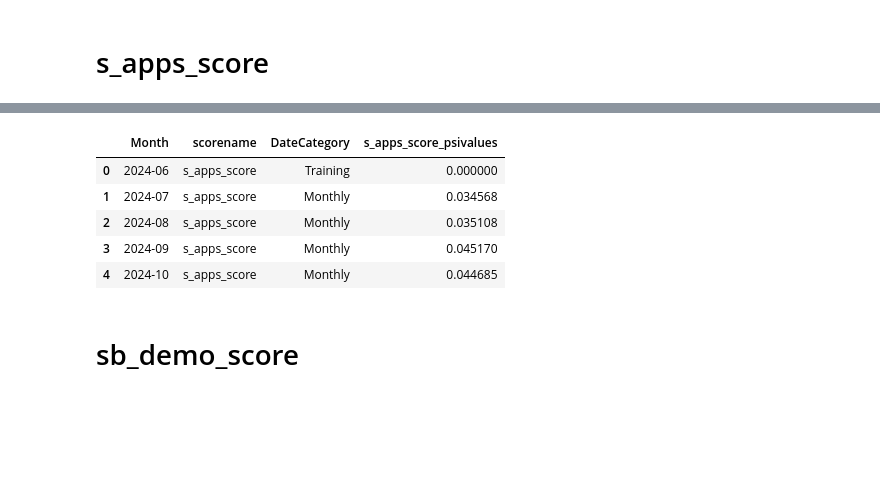
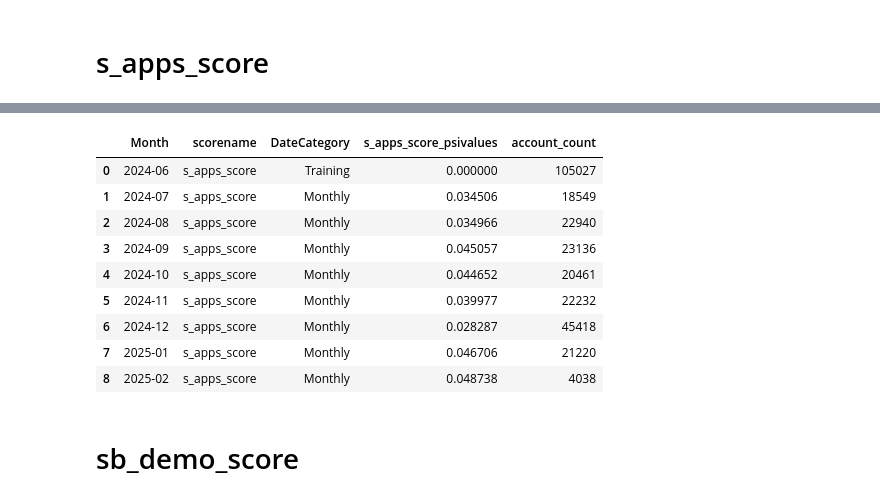
Before and after one commit to dchakroborti-tonik/Model_Monitoring, a Jupyter notebook: PSI Monitoring/PSI_Monitoring_20250224.ipynb, the cells around one changed output, grey strips where cells are left out. Drawn from its saved outputs; the diff is of its cells as text; code cells hidden in the pictures; blank space fills up the shorter version.

```diff
--- a/PSI Monitoring/PSI_Monitoring_20250224.ipynb
+++ b/PSI Monitoring/PSI_Monitoring_20250224.ipynb
@@ -542,14 +173,18 @@ s_apps_score_output_df = pd.DataFrame(monthly_psi_results)
 # %%
 s_apps_score_output_df.rename(columns={'psivalues':'s_apps_score_psivalues'}, inplace = True)
 # %%
-s_apps_score_output_df.head()
+s_apps_score_output_df
 # %% [output]
-|  | Month | scorename | DateCategory | s_apps_score_psivalues |
-| 0 | 2024-06 | s_apps_score | Training | 0.000000 |
-| 1 | 2024-07 | s_apps_score | Monthly | 0.034568 |
-| 2 | 2024-08 | s_apps_score | Monthly | 0.035108 |
-| 3 | 2024-09 | s_apps_score | Monthly | 0.045170 |
-| 4 | 2024-10 | s_apps_score | Monthly | 0.044685 |
+|  | Month | scorename | DateCategory | s_apps_score_psivalues | account_count |
+| 0 | 2024-06 | s_apps_score | Training | 0.000000 | 105027 |
+| 1 | 2024-07 | s_apps_score | Monthly | 0.034506 | 18549 |
+| 2 | 2024-08 | s_apps_score | Monthly | 0.034966 | 22940 |
+| 3 | 2024-09 | s_apps_score | Monthly | 0.045057 | 23136 |
+| 4 | 2024-10 | s_apps_score | Monthly | 0.044652 | 20461 |
+| 5 | 2024-11 | s_apps_score | Monthly | 0.039977 | 22232 |
+| 6 | 2024-12 | s_apps_score | Monthly | 0.028287 | 45418 |
+| 7 | 2025-01 | s_apps_score | Monthly | 0.046706 | 21220 |
+| 8 | 2025-02 | s_apps_score | Monthly | 0.048738 | 4038 |
 # %% [markdown]
 # sb_demo_score
 # %%
```
Also changed, not shown: parts of 29 cells of this notebook, 3 other files.
